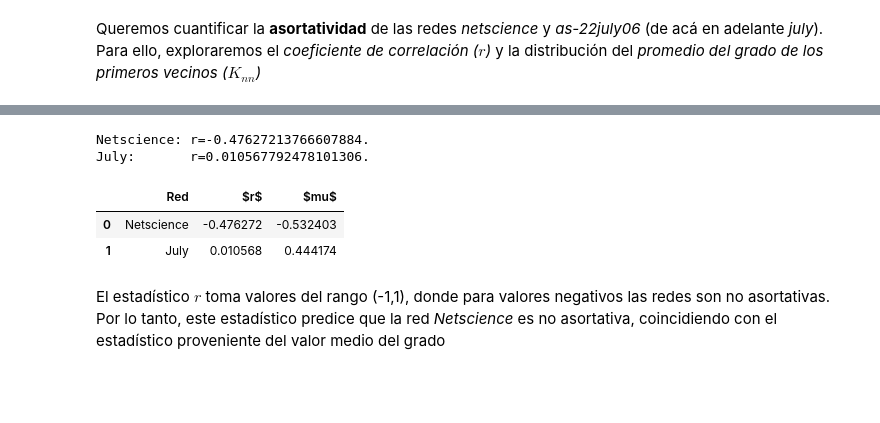
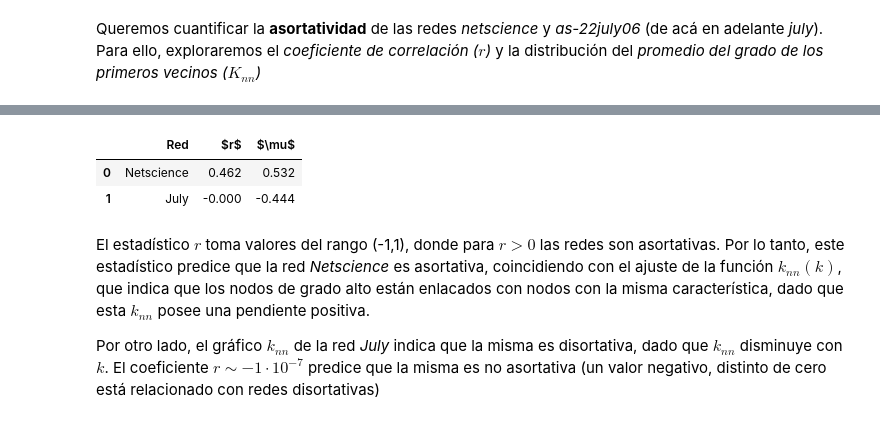
Before and after one commit to nparza/Redes-TP1, a Jupyter notebook: ej4.ipynb, the cells around one changed output, grey strips where cells are left out. Drawn from its saved outputs; the diff is of its cells as text; code cells hidden in the pictures; blank space fills up the shorter version.

```diff
--- a/ej4.ipynb
+++ b/ej4.ipynb
@@ -130,32 +113,30 @@ def asort_Newman(graph):
         ed = list(graph.neighbors(n))
         deg_ed = np.sum([degrees(graph, node=i)*kn for i in ed])
         Se += deg_ed
-    Se = Se/2
     r = (S1*Se-S2**2)/(S1*S3-S2**2)
     return r
 
 r_net = asort_Newman(netscience)
 r_july = asort_Newman(july)
-# %% [output]
-Netscience: r=-0.47627213766607884.
-July:       r=0.010567792478101306.
 # %%
 import pandas as pd
 
-r = [r_net,r_july]
-a = [-a_net, -a_july]
+r = [round(r_net,3),round(r_july,3)]
+a = [round(a_net,3),round(a_july,3)]
 
 caract = pd.DataFrame({ 'Red':['Netscience','July'],
                         '$r$':r,
-                        '$mu$':a,
+                        '$\mu$':a,
                       })
 
-caract = caract[['Red','$r$','$mu$']]
+caract = caract[['Red','$r$','$\mu$']]
 
 display(caract)
 # %% [output]
-|  | Red | $r$ | $mu$ |
-| 0 | Netscience | -0.476272 | -0.532403 |
-| 1 | July | 0.010568 | 0.444174 |
+|  | Red | $r$ | $\mu$ |
+| 0 | Netscience | 0.462 | 0.532 |
+| 1 | July | -0.000 | -0.444 |
-# %% [markdown]
-El estadístico $r$ toma valores del rango (-1,1), donde para valores negativos las redes son no asortativas. Por lo tanto, este estadístico predice que la red _Netscience_ es no asortativa, coincidiendo con el estadístico proveniente del valor medio del grado
+# %% [markdown]
+El estadístico $r$ toma valores del rango (-1,1), donde para $r>0$ las redes son asortativas. Por lo tanto, este estadístico predice que la red _Netscience_ es asortativa, coincidiendo con el ajuste de la función $k_{nn}(k)$, que indica que los nodos de grado alto están enlacados con nodos con la misma característica, dado que esta $k_{nn}$ posee una pendiente positiva.
+
+Por otro lado, el gráfico $k_{nn}$ de la red _July_ indica que la misma es disortativa, dado que $k_{nn}$ disminuye con $k$. El coeficiente $r \sim-1\cdot10^{-7}$ predice que la misma es no asortativa (un valor negativo, distinto de cero está relacionado con redes disortativas)
```
Also changed, not shown: parts of 7 cells of this notebook.
